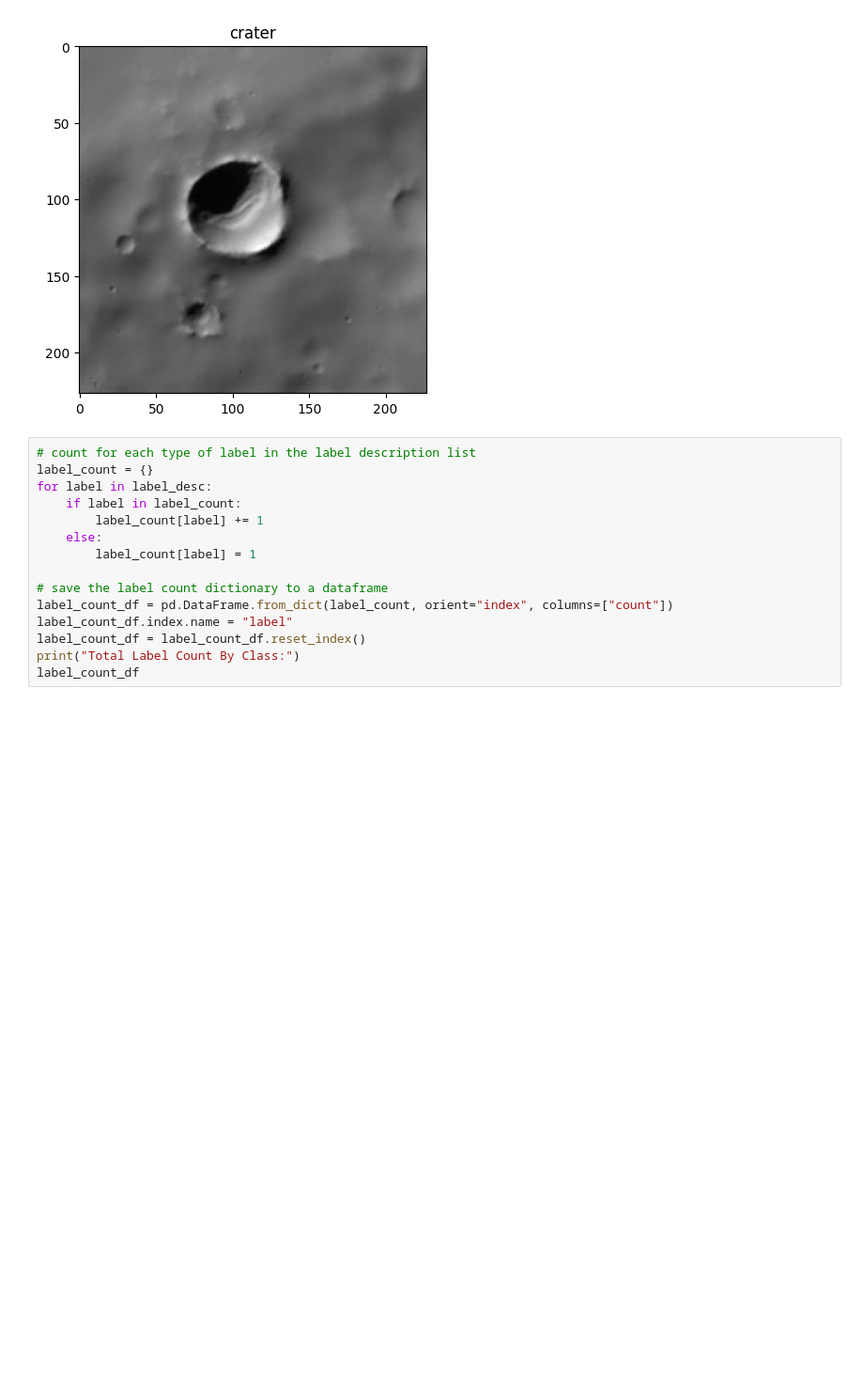
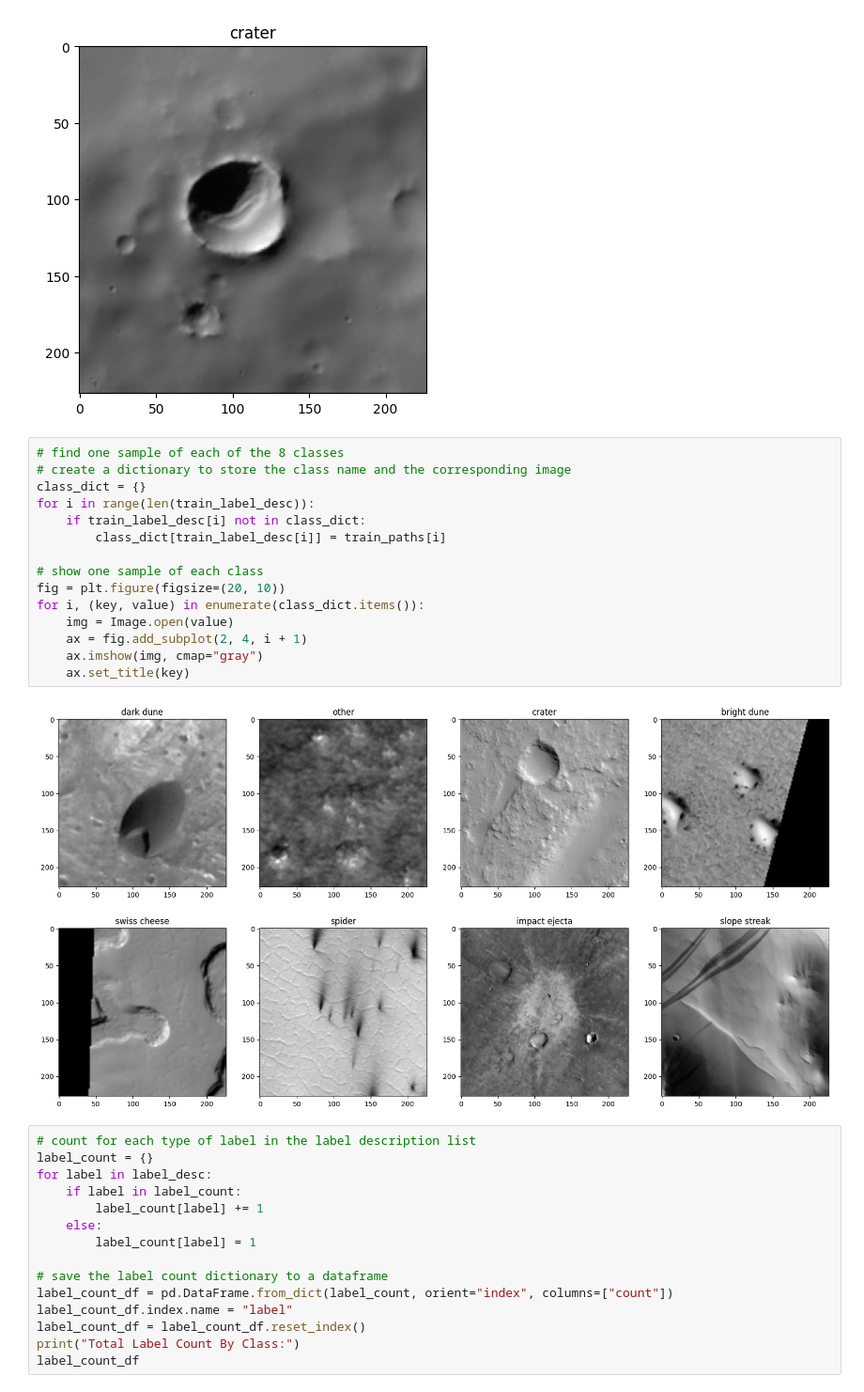
Before and after one commit to teddy661/281-final-project, a Jupyter notebook: Nasa_EDA_new.ipynb, the cells around one changed output. Shown at 94% size. Cells and saved outputs as stored; diff of their text form; blank space fills up the shorter version.

Commit message:
pull sample from each class

```diff
--- a/Nasa_EDA_new.ipynb
+++ b/Nasa_EDA_new.ipynb
@@ -227,6 +227,23 @@ plt.title(train_label_desc[7])
 # %% [output]
 Text(0.5, 1.0, 'crater')
 [figure]
+# %%
+# find one sample of each of the 8 classes
+# create a dictionary to store the class name and the corresponding image
+class_dict = {}
+for i in range(len(train_label_desc)):
+    if train_label_desc[i] not in class_dict:
+        class_dict[train_label_desc[i]] = train_paths[i]
+
+# show one sample of each class
+fig = plt.figure(figsize=(20, 10))
+for i, (key, value) in enumerate(class_dict.items()):
+    img = Image.open(value)
+    ax = fig.add_subplot(2, 4, i + 1)
+    ax.imshow(img, cmap="gray")
+    ax.set_title(key)
+# %% [output]
+[figure, added]
 # %%
 # count for each type of label in the label description list
 label_count = {}
```
